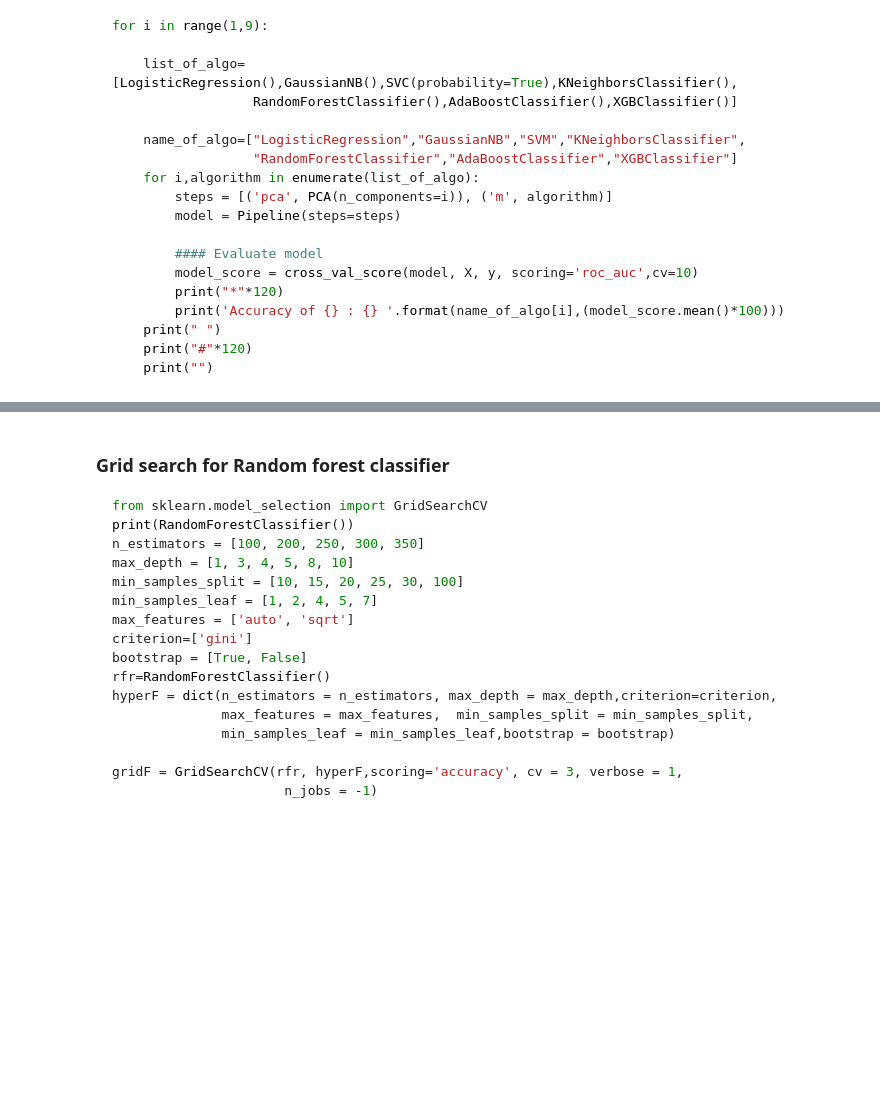
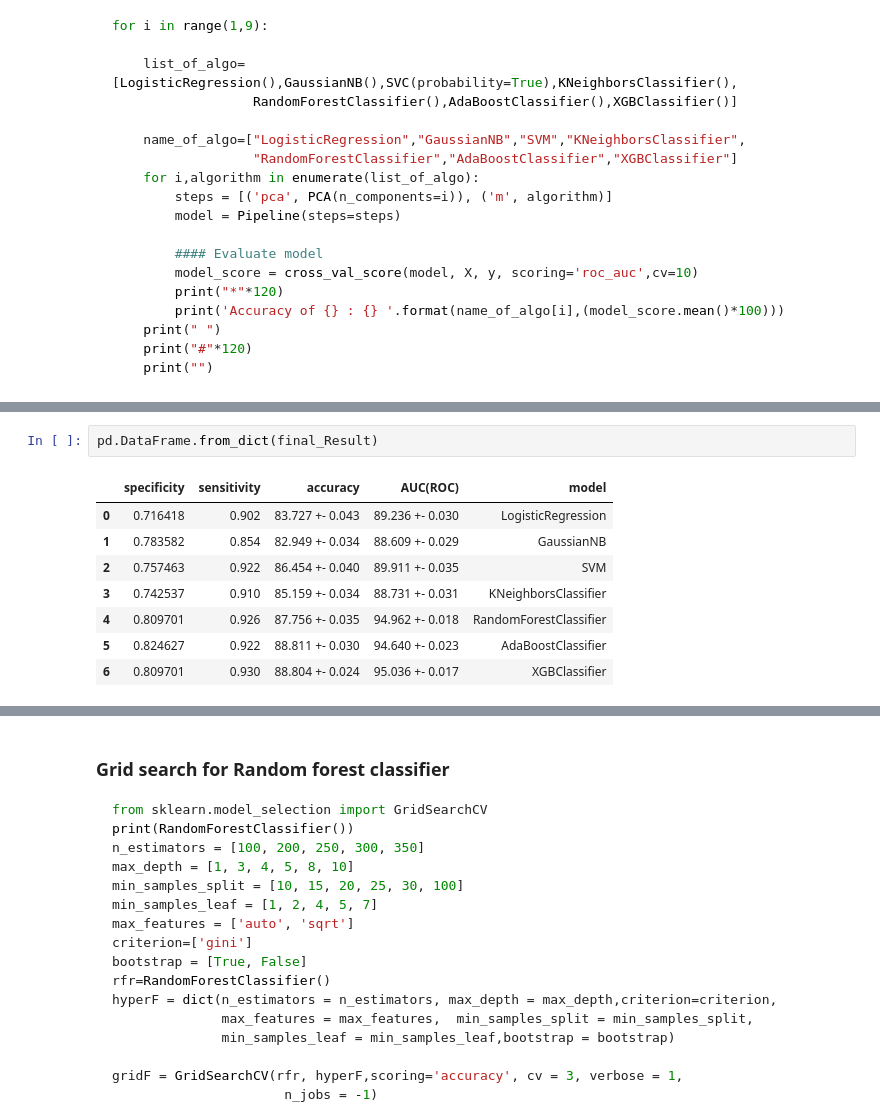
Before and after one commit to mayurraj876/Diabetes-Prediction, a Jupyter notebook: PROJECT.ipynb, the cells around one changed output, grey strips where cells are left out. Cells and saved outputs as stored; diff of their text form; blank space fills up the shorter version.

```diff
--- a/PROJECT.ipynb
+++ b/PROJECT.ipynb
@@ -415,5 +422,16 @@ Sensitivity of KNeighborsClassifier : 0.910
 [figure]
 ... (9 outputs left out)
+# %%
+pd.DataFrame.from_dict(final_Result)
+# %% [output]
+|  | specificity | sensitivity | accuracy | AUC(ROC) | model |
+| 0 | 0.716418 | 0.902 | 83.727 +- 0.043 | 89.236 +- 0.030 | LogisticRegression |
+| 1 | 0.783582 | 0.854 | 82.949 +- 0.034 | 88.609 +- 0.029 | GaussianNB |
+| 2 | 0.757463 | 0.922 | 86.454 +- 0.040 | 89.911 +- 0.035 | SVM |
+| 3 | 0.742537 | 0.910 | 85.159 +- 0.034 | 88.731 +- 0.031 | KNeighborsClassifier |
+| 4 | 0.809701 | 0.926 | 87.756 +- 0.035 | 94.962 +- 0.018 | RandomForestClassifier |
+| 5 | 0.824627 | 0.922 | 88.811 +- 0.030 | 94.640 +- 0.023 | AdaBoostClassifier |
+| 6 | 0.809701 | 0.930 | 88.804 +- 0.024 | 95.036 +- 0.017 | XGBClassifier |
 # %%
 
 ##Build an model(Neural model )
```
Also changed, not shown: parts of 4 cells of this notebook, 5 other files.
